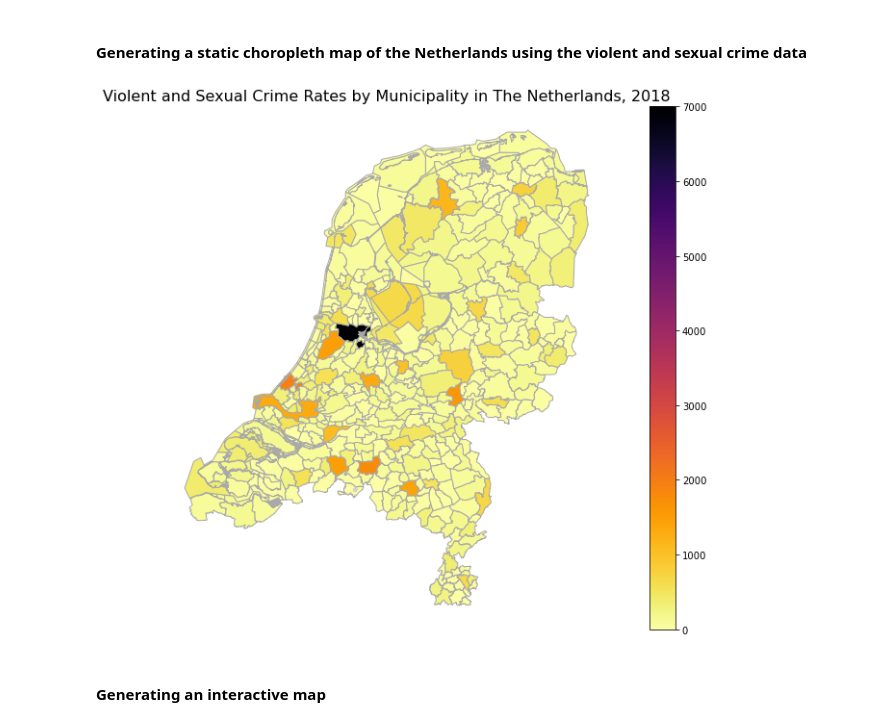
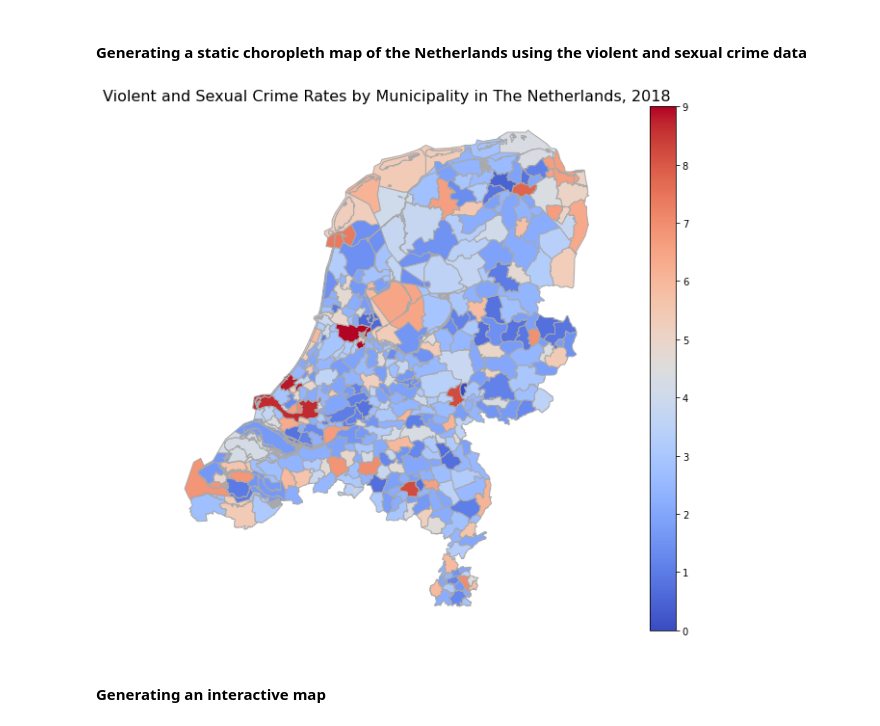
Before and after one commit to muratko357/Netherlands-Crime-Analysis, a Jupyter notebook: NL_Crime_rates_by_municipality.ipynb, the cells around one changed output. Drawn from its saved outputs; the diff is of its cells as text; code cells hidden in the pictures.

```diff
--- a/NL_Crime_rates_by_municipality.ipynb
+++ b/NL_Crime_rates_by_municipality.ipynb
@@ -42,4 +72,11 @@ df.shape
 # %%
-# Obtain a dataframe of municipality by thier total crime rates recorded per 1000 inhabitants
-df_groupby = df.groupby('Municipality')['Violent_and_sexual_crime'].sum().to_frame(name='Total_violent_and_sexual_crime').reset_index()
-df_groupby
+# Create a dataframe for total number of violent and sexual crime
+df_numcrime_munic = df_m.groupby('Municipality')['Total_violence_and_sexual_crimes'].sum().to_frame(name='Num_of_crime').reset_index()
+# %%
+# Merge dataframes to obtain the crime data
+crime_by_munic = pd.merge(df_pop_munic, df_numcrime_munic, how="outer", on=['Municipality'])
+# %%
+# Calculate the crime rate per municipality and assign them as a new column to the crime data
+## Multiply the result by 1000 to obtain the crime rate per 1000 inhabitants
+crime_by_munic['Crime_rate'] = 1000 * (crime_by_munic['Num_of_crime'].divide(crime_by_munic['Municipality_population']).replace(np.inf, 0))
+crime_by_munic.head()
@@ -60,8 +109,8 @@ geodata["GM_NAAM"] = geodata["GM_NAAM"].astype('str')
 ### Merge Data
 # %%
 # Join the geodataframe with the cleaned up csv dataframe
-merged = geodata.set_index('GM_NAAM').join(df_groupby.set_index('Municipality')).reset_index()
-merged
+merged = geodata.set_index('GM_NAAM').join(crime_by_munic.set_index('Municipality')).reset_index()
+merged.head()
 # %% [markdown]
 ## Analysis
 Perform data visualization for Total Violent and Sexual Crime rate per 1000 inhabitants in each municipality, according to police records.
@@ -101,30 +155,29 @@ plt.show()
 # %%
 # Determine the size of the figure
 fig, ax = plt.subplots(1, 1, figsize=[15,10])
 
 # Create the map
-cmap = plt.cm.inferno
-cmap = cmap.reversed()
+cmap = plt.cm.coolwarm           # for reverse of alternatives use (cmap = cmap.reversed())
 
-nl_map = merged.plot(column='Total_violent_and_sexual_crime', ax=ax, cmap = cmap, edgecolor='darkgrey',
+nl_map = merged.plot(column='Crime_rate', ax=ax, cmap = cmap, edgecolor='darkgrey',
                       missing_kwds={'color': 'lightgrey', 'edgecolor': 'lightgrey',
                                     'hatch': '///', 'label': 'Missing values'})
 # Do not display information on the axis
 ax.axis('off')
 
 # Create a colorbar as a legend
-legend = plt.cm.ScalarMappable(cmap= cmap, norm=plt.Normalize(vmin=0, vmax=7000))
+legend = plt.cm.ScalarMappable(cmap= cmap, norm=plt.Normalize(vmin=0, vmax=9))
 fig.colorbar(legend)
 
 
 # Add a title
 ax.set_title('Violent and Sexual Crime Rates by Municipality in The Netherlands, 2018', fontsize=16)
 
 # Save figure in the directory and show
 fig.savefig('NL_crime_rates.png', dpi=300)
 plt.show()
 # %% [output]
-[figure, old version]
+[figure, new version]
 # %% [markdown]
 #### Generating an interactive map
 # %%
```
Also changed, not shown: parts of 12 cells of this notebook.
